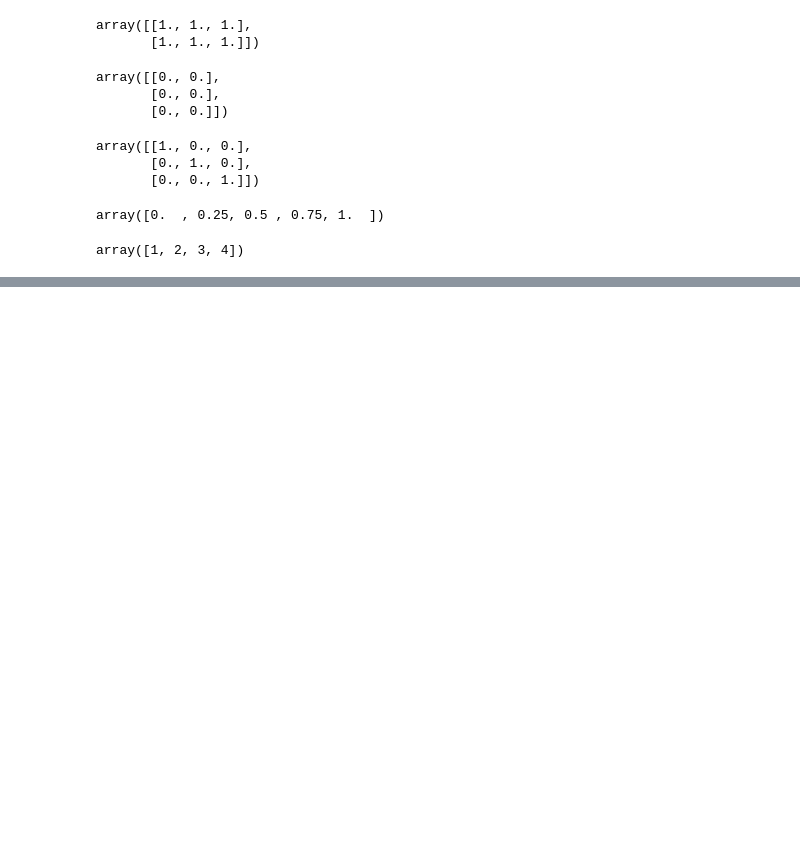
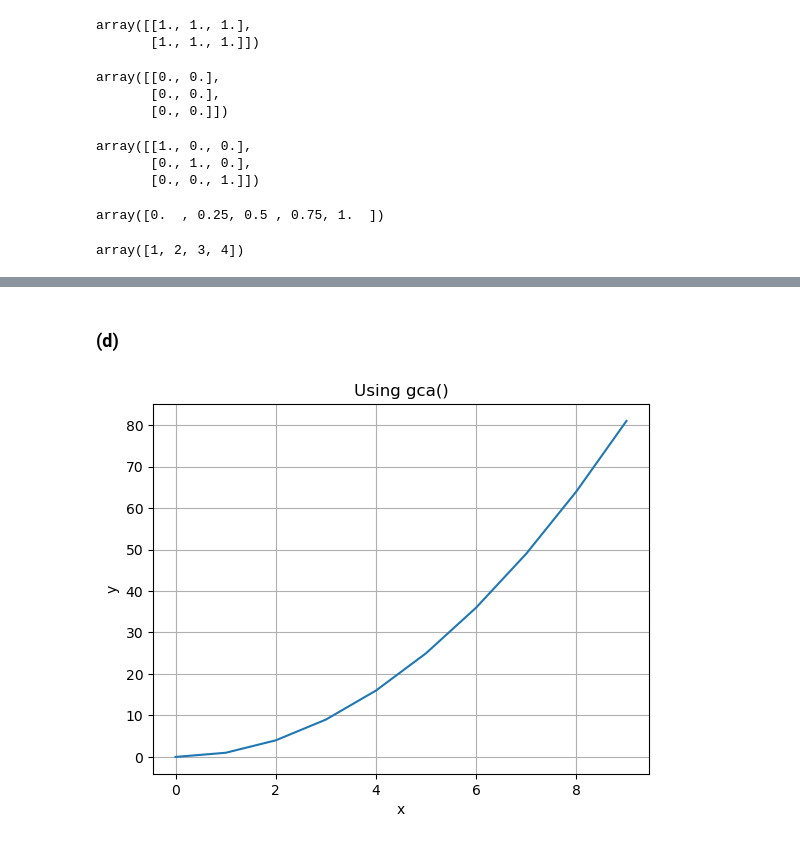
Before and after one commit to jeonghun-usc/dsci552-homework0, a Jupyter notebook: Homework_0.ipynb, the cells around one changed output, grey strips where cells are left out. Saved outputs shown, nothing was run; the diff lists cells and outputs as text; code cells hidden in the pictures; blank space fills up the shorter version.

```diff
--- a/Homework_0.ipynb
+++ b/Homework_0.ipynb
@@ -202,0 +250,15 @@ array([1, 2, 3, 4])
+# %% [markdown]
+### (d)
+# %%
+plt.figure()
+plt.plot(x, y2)
+
+ax = plt.gca()
+ax.set_title("Using gca()")
+ax.set_xlabel("x")
+ax.set_ylabel("y")
+ax.grid(True)
+
+plt.show()
+# %% [output]
+[figure, added]
```
Also changed, not shown: parts of 23 cells of this notebook.
